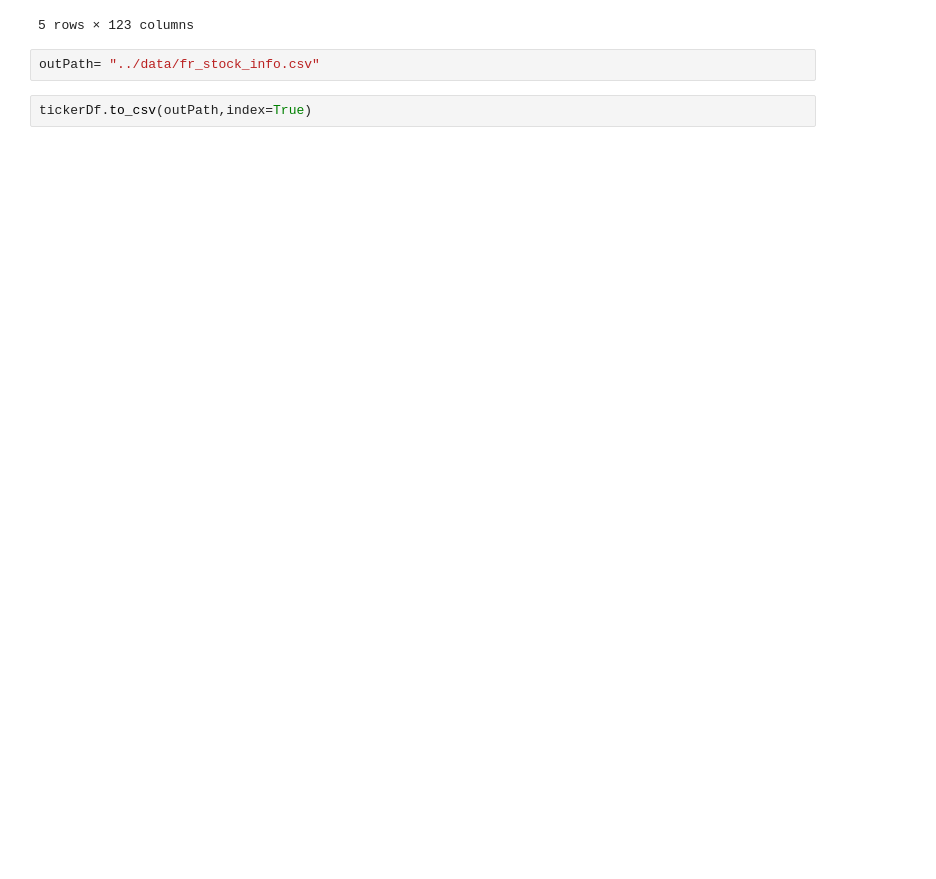
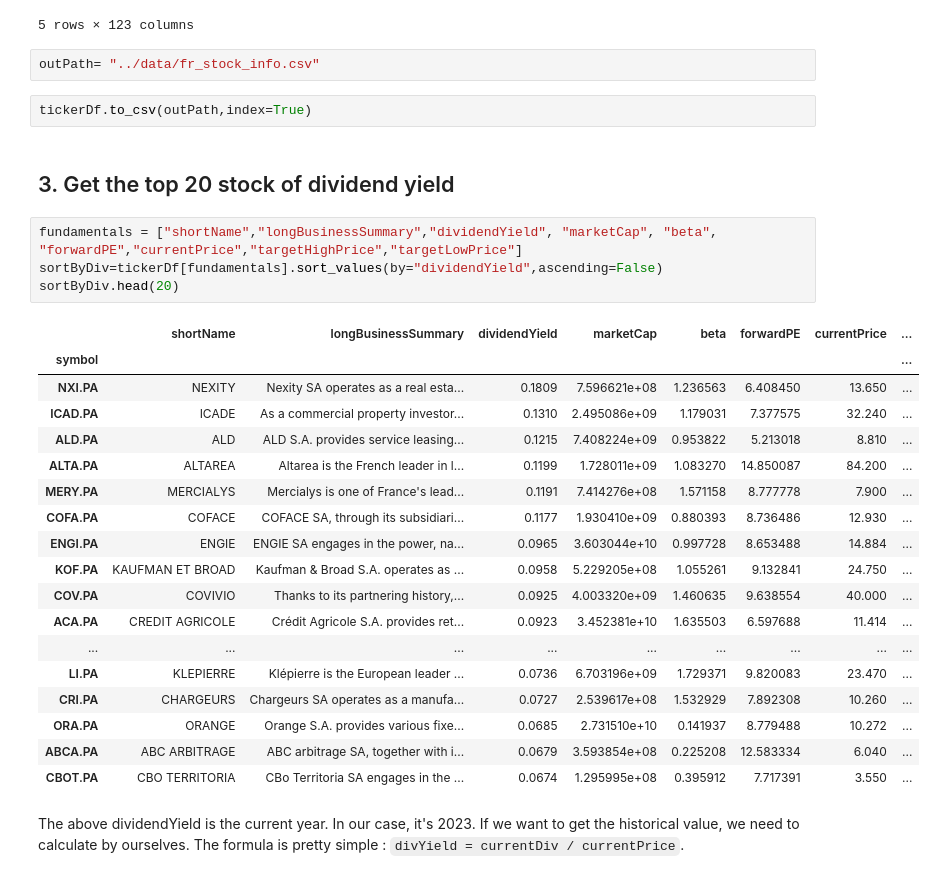
Before and after one commit to pengfei99/python_finance, a Jupyter notebook: notebooks/03.Analyse_French_stocks.ipynb, the cells around one changed output. Drawn from its saved outputs; the diff is of its cells as text; blank space fills up the shorter version.

Commit message:
update stock

```diff
--- a/notebooks/03.Analyse_French_stocks.ipynb
+++ b/notebooks/03.Analyse_French_stocks.ipynb
@@ -99,3 +99,30 @@ tickerDf.head(5)
 outPath= "../data/fr_stock_info.csv"
 # %%
 tickerDf.to_csv(outPath,index=True)
+# %% [markdown]
+## 3. Get the top 20 stock of dividend yield
+# %%
+fundamentals = ["shortName","longBusinessSummary","dividendYield", "marketCap", "beta", "forwardPE","currentPrice","targetHighPrice","targetLowPrice"]
+sortByDiv=tickerDf[fundamentals].sort_values(by="dividendYield",ascending=False)
+sortByDiv.head(20)
+# %% [output]
+|  | shortName | longBusinessSummary | dividendYield | marketCap | beta | forwardPE | currentPrice | ... |
+| symbol |  |  |  |  |  |  |  | ... |
+| NXI.PA | NEXITY | Nexity SA operates as a real esta... | 0.1809 | 7.596621e+08 | 1.236563 | 6.408450 | 13.650 | ... |
+| ICAD.PA | ICADE | As a commercial property investor... | 0.1310 | 2.495086e+09 | 1.179031 | 7.377575 | 32.240 | ... |
+| ALD.PA | ALD | ALD S.A. provides service leasing... | 0.1215 | 7.408224e+09 | 0.953822 | 5.213018 | 8.810 | ... |
+| ALTA.PA | ALTAREA | Altarea is the French leader in l... | 0.1199 | 1.728011e+09 | 1.083270 | 14.850087 | 84.200 | ... |
+| MERY.PA | MERCIALYS | Mercialys is one of France's lead... | 0.1191 | 7.414276e+08 | 1.571158 | 8.777778 | 7.900 | ... |
+| COFA.PA | COFACE | COFACE SA, through its subsidiari... | 0.1177 | 1.930410e+09 | 0.880393 | 8.736486 | 12.930 | ... |
+| ENGI.PA | ENGIE | ENGIE SA engages in the power, na... | 0.0965 | 3.603044e+10 | 0.997728 | 8.653488 | 14.884 | ... |
+| KOF.PA | KAUFMAN ET BROAD | Kaufman & Broad S.A. operates as ... | 0.0958 | 5.229205e+08 | 1.055261 | 9.132841 | 24.750 | ... |
+| COV.PA | COVIVIO | Thanks to its partnering history,... | 0.0925 | 4.003320e+09 | 1.460635 | 9.638554 | 40.000 | ... |
+| ACA.PA | CREDIT AGRICOLE | Crédit Agricole S.A. provides ret... | 0.0923 | 3.452381e+10 | 1.635503 | 6.597688 | 11.414 | ... |
+| ... | ... | ... | ... | ... | ... | ... | ... | ... |
+| LI.PA | KLEPIERRE | Klépierre is the European leader ... | 0.0736 | 6.703196e+09 | 1.729371 | 9.820083 | 23.470 | ... |
+| CRI.PA | CHARGEURS | Chargeurs SA operates as a manufa... | 0.0727 | 2.539617e+08 | 1.532929 | 7.892308 | 10.260 | ... |
+| ORA.PA | ORANGE | Orange S.A. provides various fixe... | 0.0685 | 2.731510e+10 | 0.141937 | 8.779488 | 10.272 | ... |
+| ABCA.PA | ABC ARBITRAGE | ABC arbitrage SA, together with i... | 0.0679 | 3.593854e+08 | 0.225208 | 12.583334 | 6.040 | ... |
+| CBOT.PA | CBO TERRITORIA | CBo Territoria SA engages in the ... | 0.0674 | 1.295995e+08 | 0.395912 | 7.717391 | 3.550 | ... |
+# %% [markdown]
+The above dividendYield is the current year. In our case, it's 2023. If we want to get the historical value, we need to calculate by ourselves. The formula is pretty simple : `divYield = currentDiv / currentPrice`.
```
Also changed, not shown: parts of 6 cells of this notebook.
